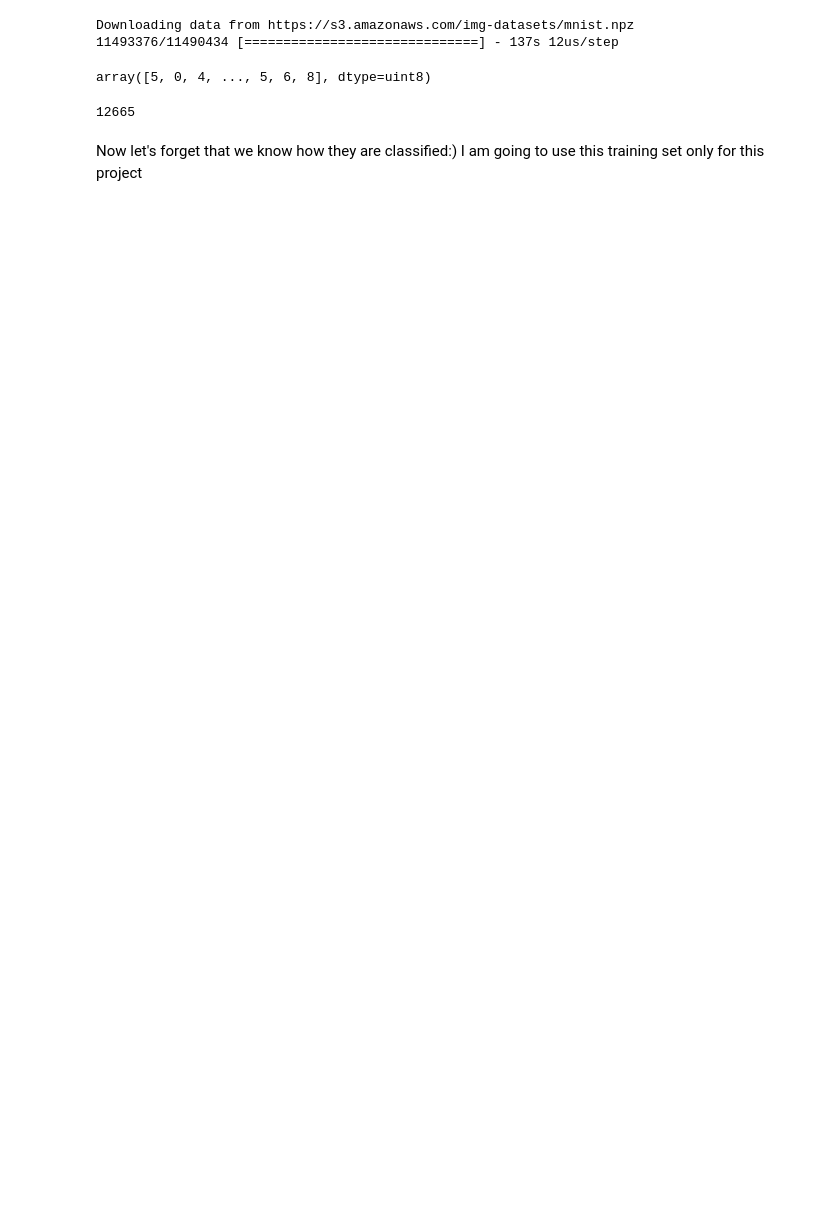
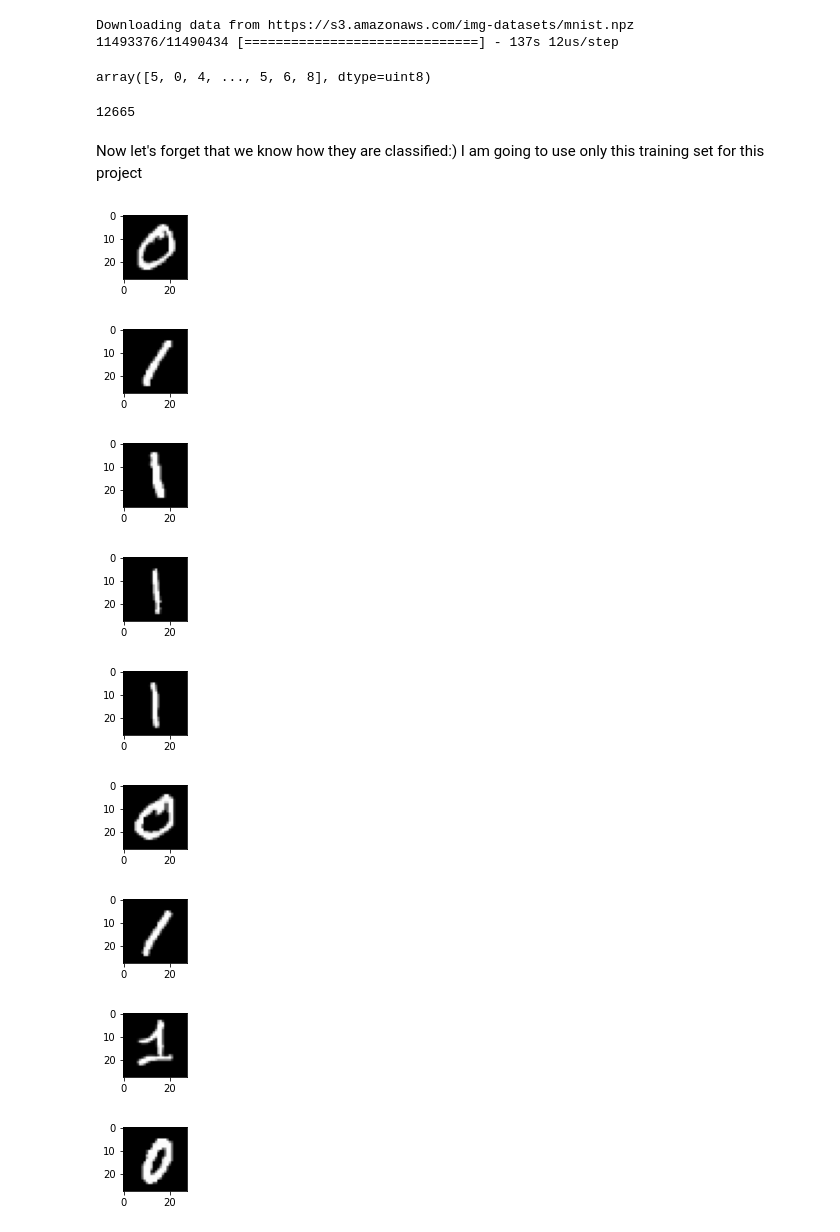
Before and after one commit to manyasha-n-m/rokz, a Jupyter notebook: rokz_labs/lab1.ipynb, the cells around one changed output. Saved outputs shown, nothing was run; the diff lists cells and outputs as text; code cells hidden in the pictures; blank space fills up the shorter version.

```diff
--- a/rokz_labs/lab1.ipynb
+++ b/rokz_labs/lab1.ipynb
@@ -17,4 +17,4 @@ len(X)
 12665
 # %% [markdown]
 Now let's forget that we know how they are classified:)
-I am going to use this training set only for this project
+I am going to use only this training set for this project
@@ -20,0 +24,17 @@ I am going to use this training set only for this project
+# %%
+#first few elements of dataset
+plt.figure()
+for i in range(9):
+    plt.subplot(330 + 1 + i)
+    plt.imshow(X[i], cmap=plt.get_cmap('gray'))
+    plt.show()
+# %% [output]
+[figure, added]
+[figure, added]
+[figure, added]
+[figure, added]
+[figure, added]
+[figure, added]
+[figure, added]
+[figure, added]
+[figure, added]
```
Also changed, not shown: parts of 1 cell of this notebook.
